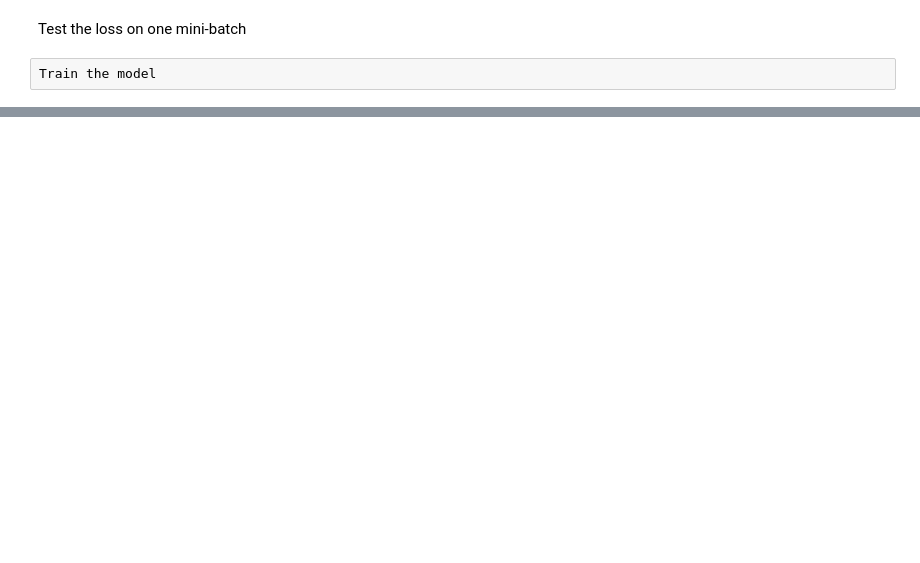
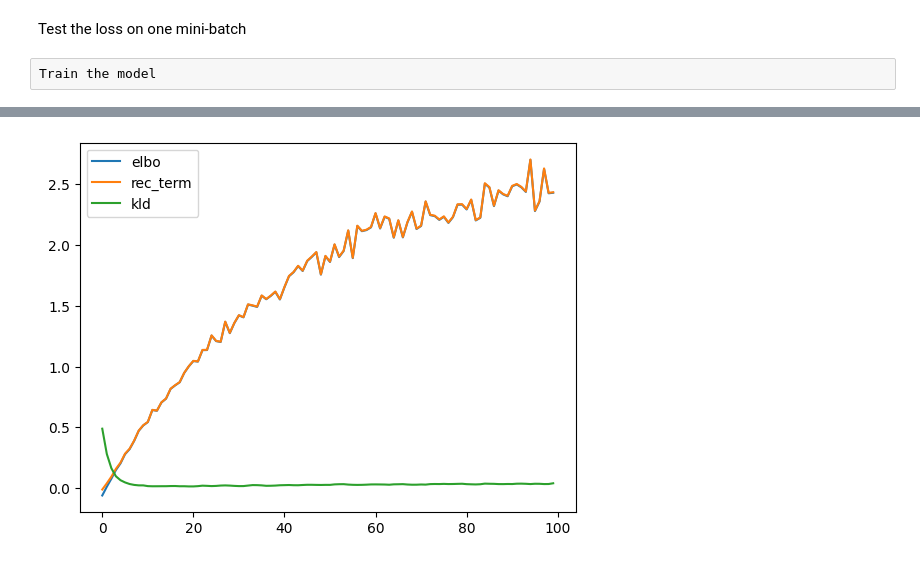
Before and after one commit to HGangloff/vae_grf, a Jupyter notebook: Untitled.ipynb, the cells around one changed output, grey strips where cells are left out. Drawn from its saved outputs; the diff is of its cells as text; code cells hidden in the pictures; blank space fills up the shorter version.

```diff
--- a/Untitled.ipynb
+++ b/Untitled.ipynb
@@ -221,0 +215,5 @@ vae_grf.minus_kld(jnp.ones((256, 32, 32)), jnp.ones((256, 32, 32)))
+# %%
+key, subkey = jax.random.split(key)
+final_vae_grf_params, final_vae_grf_states, loss_lists, opt_state = train(
+    n_steps, init_vae_grf_params, vae_grf_static, vae_grf_states, train_dataloader, opt_state, beta, key, print_every=print_every, beta_sche_state=None
+)
@@ -221,0 +241,8 @@ vae_grf.minus_kld(jnp.ones((256, 32, 32)), jnp.ones((256, 32, 32)))
+# %%
+plt.plot(loss_lists[0], label="elbo")
+plt.plot(loss_lists[1], label="rec_term")
+plt.plot(loss_lists[2], label="kld")
+plt.legend()
+plt.show()
+# %% [output]
+[figure, added]
```
Also changed, not shown: parts of 21 cells of this notebook, 1 other file.
